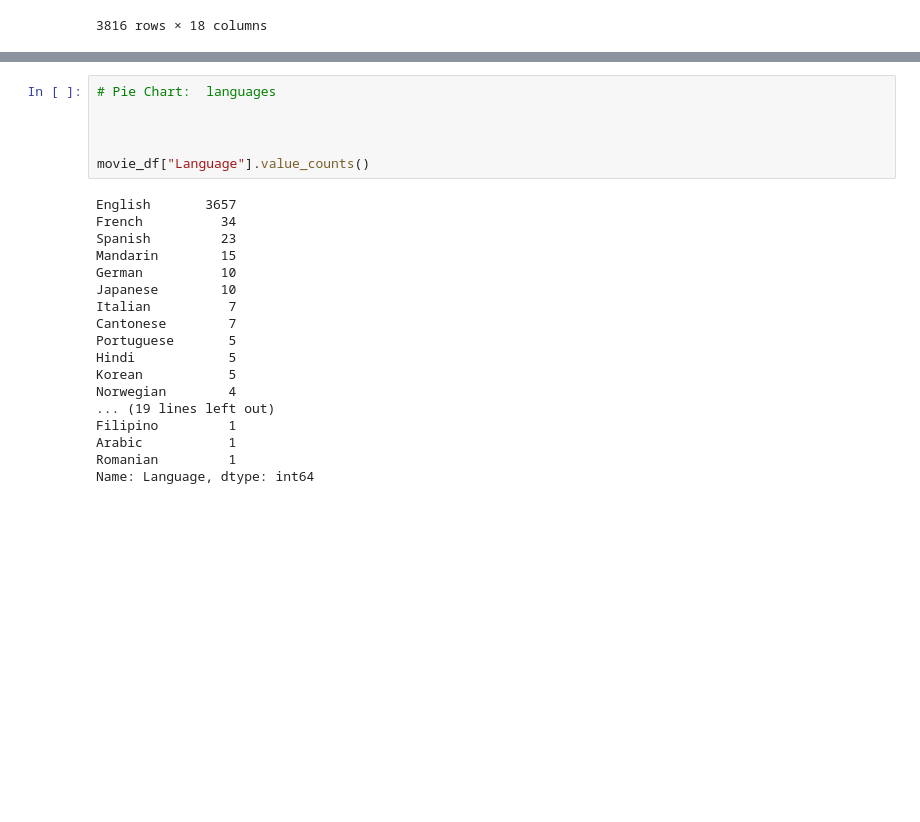
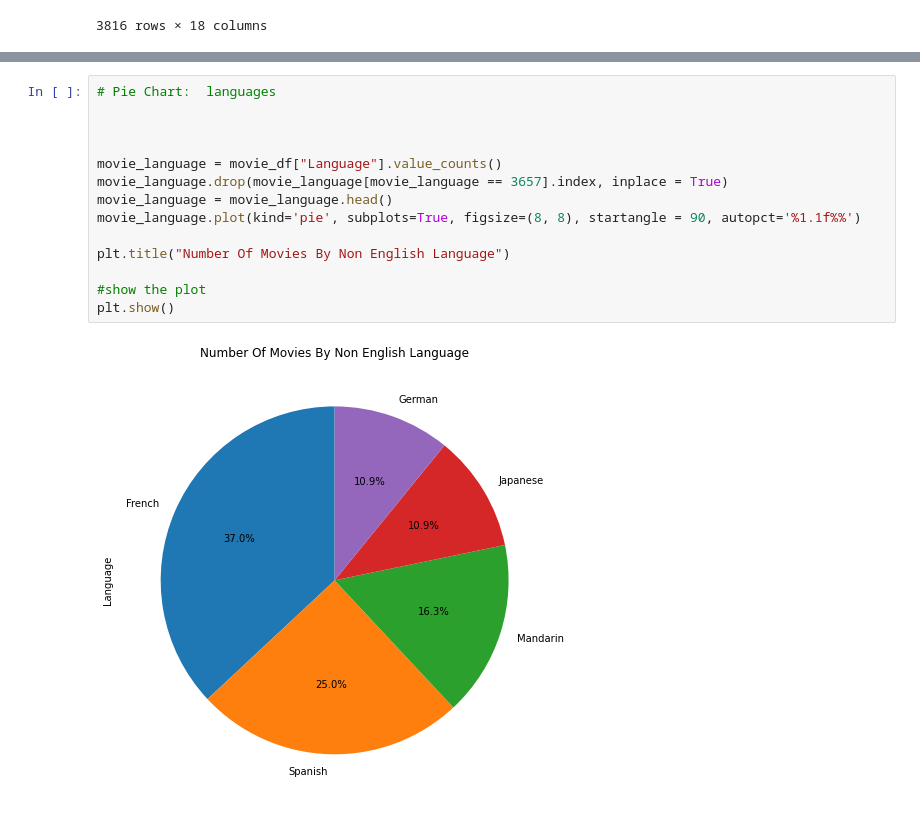
Before and after one commit to radowtay/Project-1, a Jupyter notebook: Johnathan scratch notebook.ipynb, the cells around one changed output, grey strips where cells are left out. Saved outputs shown, nothing was run; the diff lists cells and outputs as text; blank space fills up the shorter version.

```diff
--- a/Johnathan scratch notebook.ipynb
+++ b/Johnathan scratch notebook.ipynb
@@ -106,24 +119,16 @@ pop_by_fb_likes
-# %%
-# Pie Chart:  languages
-
-
-
-movie_df["Language"].value_counts()
-# %% [output]
-English       3657
-French          34
-Spanish         23
-Mandarin        15
-German          10
-Japanese        10
-Italian          7
-Cantonese        7
-Portuguese       5
-Hindi            5
-Korean           5
-Norwegian        4
-... (19 lines left out)
-Filipino         1
-Arabic           1
-Romanian         1
-Name: Language, dtype: int64
+# %%
+# Pie Chart:  languages
+
+
+
+movie_language = movie_df["Language"].value_counts()
+movie_language.drop(movie_language[movie_language == 3657].index, inplace = True)
+movie_language = movie_language.head()
+movie_language.plot(kind='pie', subplots=True, figsize=(8, 8), startangle = 90, autopct='%1.1f%%')
+
+plt.title("Number Of Movies By Non English Language")
+
+#show the plot
+plt.show()
+# %% [output]
+[figure, added]
```
Also changed, not shown: parts of 3 cells of this notebook.
